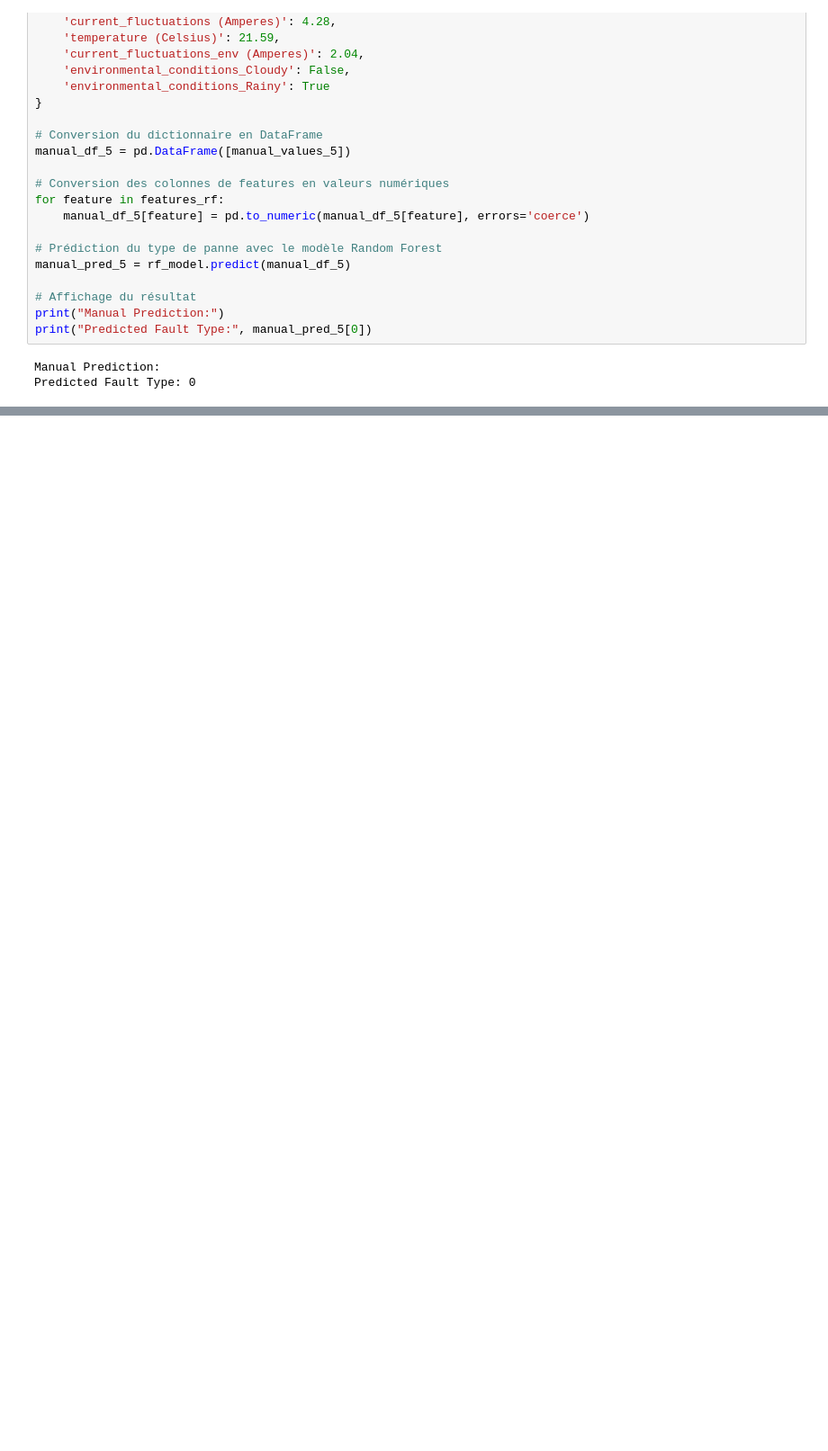
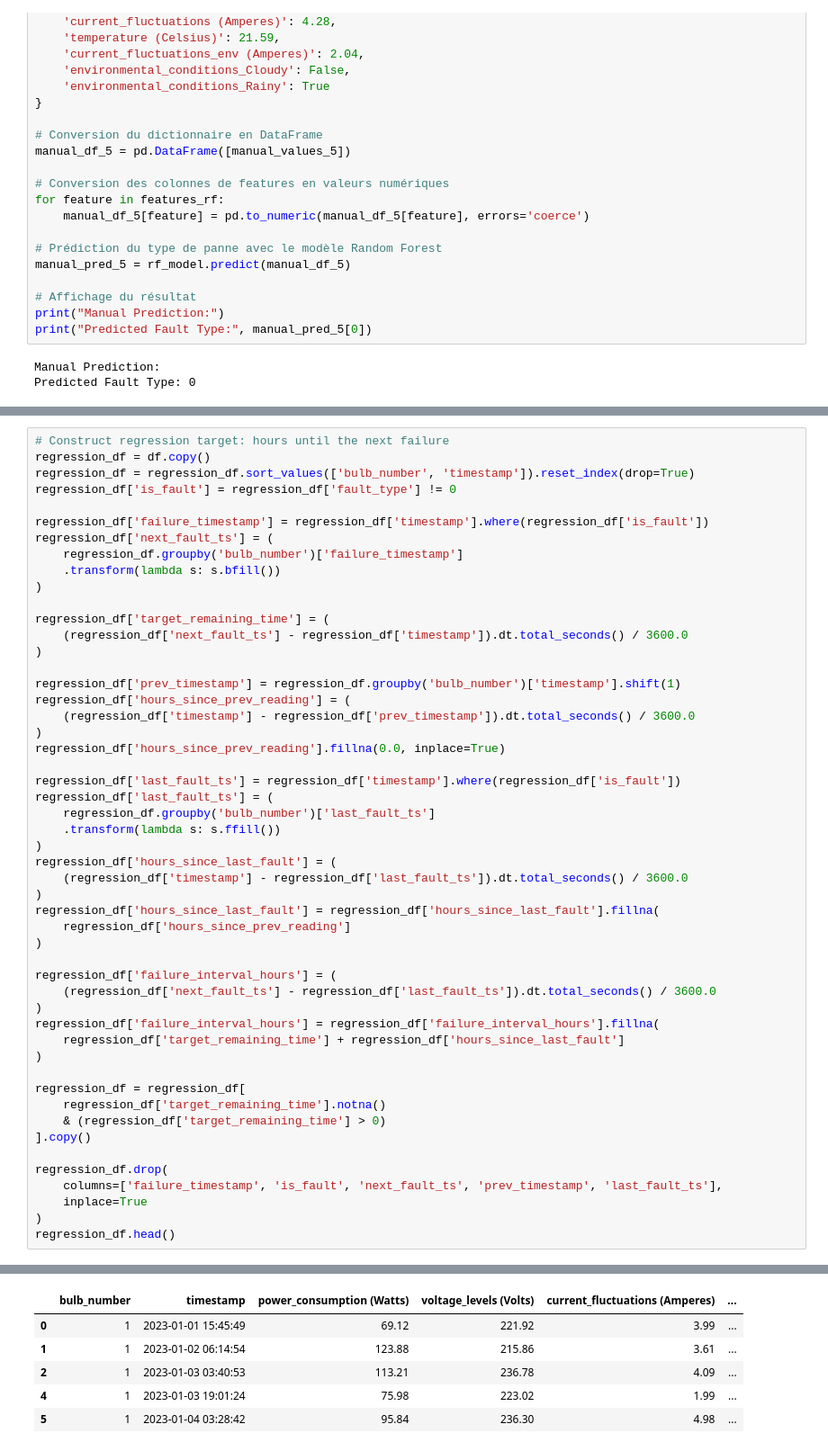
Before and after one commit to Gl0004/Hackathon-October, a Jupyter notebook: script/lamp_failure_detection.ipynb, the cells around one changed output, grey strips where cells are left out. Shown at 90% size. Drawn from its saved outputs; the diff is of its cells as text; blank space fills up the shorter version.

Commit message:
Add : remaining lightbulb life prediction

```diff
--- a/script/lamp_failure_detection.ipynb
+++ b/script/lamp_failure_detection.ipynb
@@ -538,0 +545,52 @@ Predicted Fault Type: 0
+# %%
+# Construct regression target: hours until the next failure
+regression_df = df.copy()
+regression_df = regression_df.sort_values(['bulb_number', 'timestamp']).reset_index(drop=True)
+regression_df['is_fault'] = regression_df['fault_type'] != 0
+
+regression_df['failure_timestamp'] = regression_df['timestamp'].where(regression_df['is_fault'])
+regression_df['next_fault_ts'] = (
+    regression_df.groupby('bulb_number')['failure_timestamp']
+    .transform(lambda s: s.bfill())
+)
+
+regression_df['target_remaining_time'] = (
+    (regression_df['next_fault_ts'] - regression_df['timestamp']).dt.total_seconds() / 3600.0
+)
+
+regression_df['prev_timestamp'] = regression_df.groupby('bulb_number')['timestamp'].shift(1)
+regression_df['hours_since_prev_reading'] = (
+    (regression_df['timestamp'] - regression_df['prev_timestamp']).dt.total_seconds() / 3600.0
+)
+regression_df['hours_since_prev_reading'].fillna(0.0, inplace=True)
+
+regression_df['last_fault_ts'] = regression_df['timestamp'].where(regression_df['is_fault'])
+regression_df['last_fault_ts'] = (
+    regression_df.groupby('bulb_number')['last_fault_ts']
+    .transform(lambda s: s.ffill())
+)
+regression_df['hours_since_last_fault'] = (
+    (regression_df['timestamp'] - regression_df['last_fault_ts']).dt.total_seconds() / 3600.0
+)
+regression_df['hours_since_last_fault'] = regression_df['hours_since_last_fault'].fillna(
+    regression_df['hours_since_prev_reading']
+)
+
+regression_df['failure_interval_hours'] = (
+    (regression_df['next_fault_ts'] - regression_df['last_fault_ts']).dt.total_seconds() / 3600.0
+)
+regression_df['failure_interval_hours'] = regression_df['failure_interval_hours'].fillna(
+    regression_df['target_remaining_time'] + regression_df['hours_since_last_fault']
+)
+
+regression_df = regression_df[
+    regression_df['target_remaining_time'].notna()
+    & (regression_df['target_remaining_time'] > 0)
+].copy()
+
+regression_df.drop(
+    columns=['failure_timestamp', 'is_fault', 'next_fault_ts', 'prev_timestamp', 'last_fault_ts'],
+    inplace=True
+)
+regression_df.head()
+# %% [output]
@@ -538,0 +603,6 @@ Predicted Fault Type: 0
+|  | bulb_number | timestamp | power_consumption (Watts) | voltage_levels (Volts) | current_fluctuations (Amperes) | ... |
+| 0 | 1 | 2023-01-01 15:45:49 | 69.12 | 221.92 | 3.99 | ... |
+| 1 | 1 | 2023-01-02 06:14:54 | 123.88 | 215.86 | 3.61 | ... |
+| 2 | 1 | 2023-01-03 03:40:53 | 113.21 | 236.78 | 4.09 | ... |
+| 4 | 1 | 2023-01-03 19:01:24 | 75.98 | 223.02 | 1.99 | ... |
+| 5 | 1 | 2023-01-04 03:28:42 | 95.84 | 236.30 | 4.98 | ... |
```
Also changed, not shown: parts of 8 cells of this notebook.
